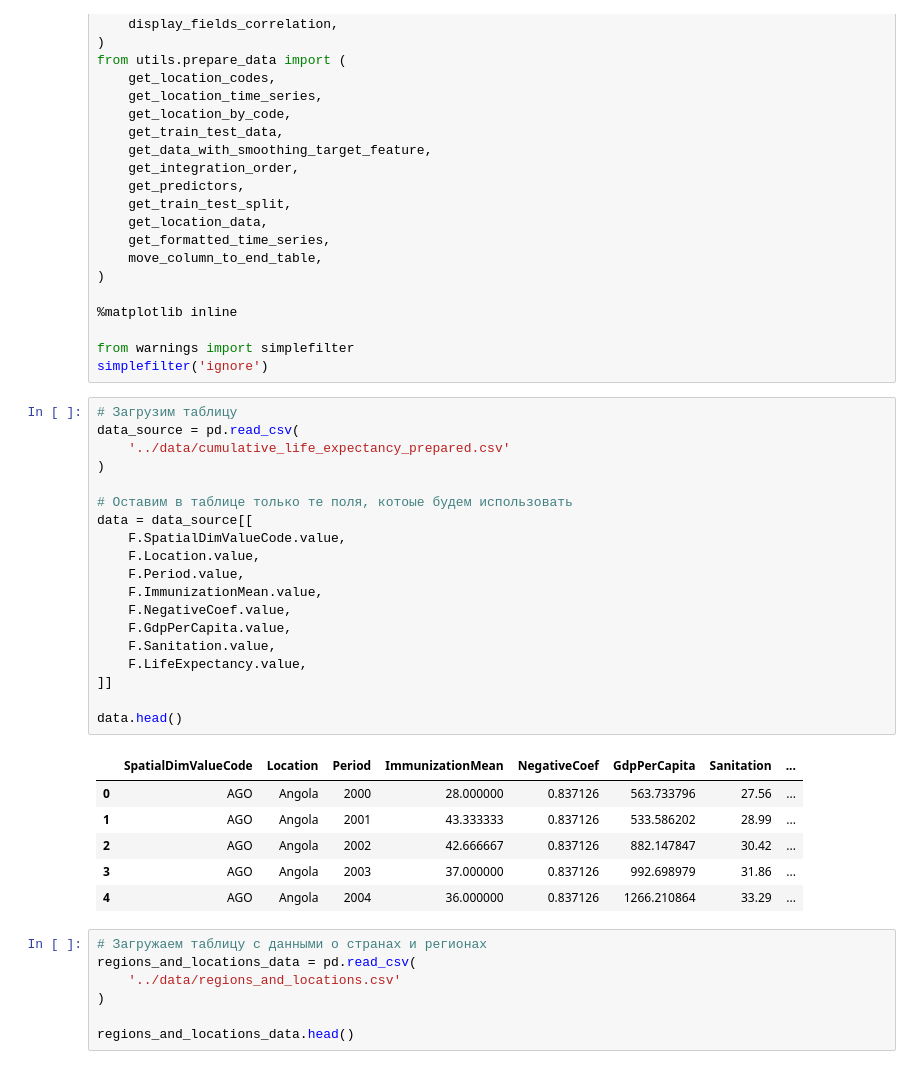
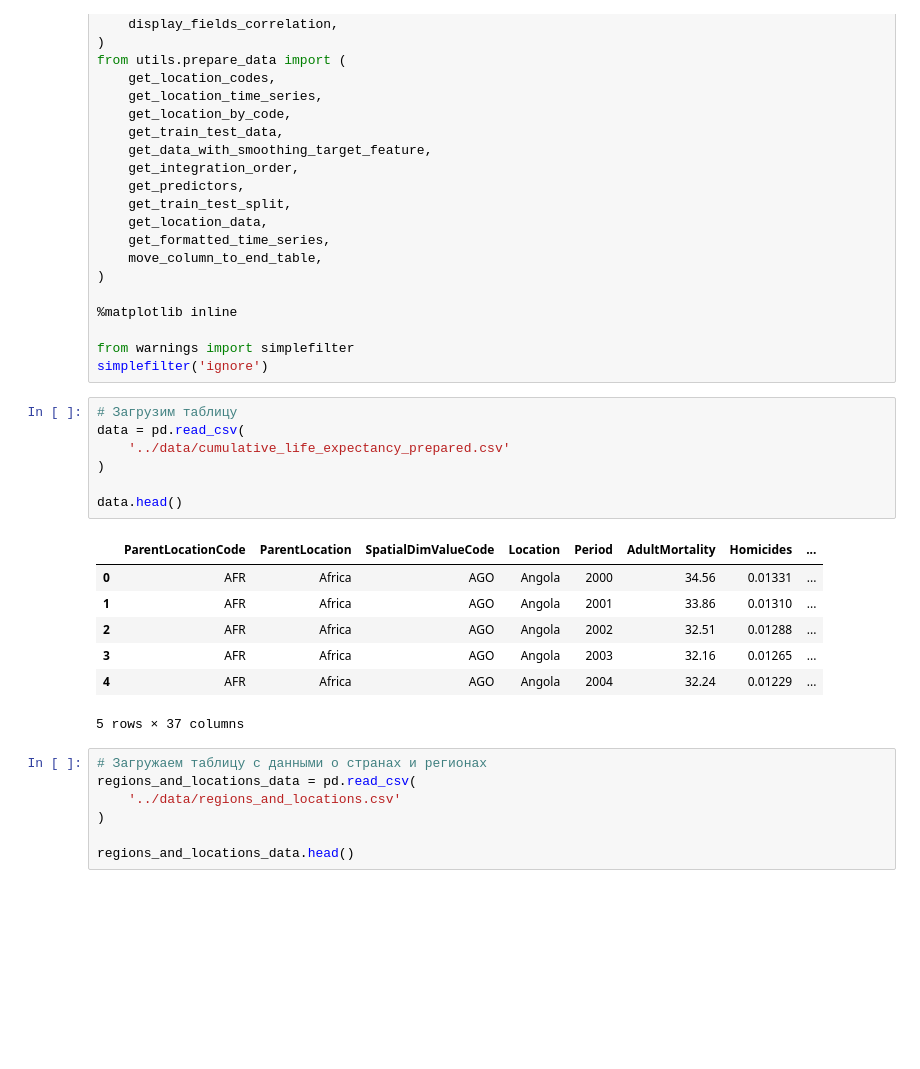
Before and after one commit to experiment0/sf_data_science, a Jupyter notebook: project_9/06_production/01_main.ipynb, the cells around one changed output. Drawn from its saved outputs; the diff is of its cells as text; blank space fills up the shorter version.

```diff
--- a/project_9/06_production/01_main.ipynb
+++ b/project_9/06_production/01_main.ipynb
@@ -62,32 +59,21 @@ from utils.prepare_data import (
 
 from warnings import simplefilter
 simplefilter('ignore')
-# %%
-# Загрузим таблицу
-data_source = pd.read_csv(
-    '../data/cumulative_life_expectancy_prepared.csv'
-)
-
-# Оставим в таблице только те поля, котоые будем использовать
-data = data_source[[
-    F.SpatialDimValueCode.value,
-    F.Location.value,
-    F.Period.value,
-    F.ImmunizationMean.value,
-    F.NegativeCoef.value,
-    F.GdpPerCapita.value,
-    F.Sanitation.value,
-    F.LifeExpectancy.value,
-]]
-
-data.head()
-# %% [output]
-|  | SpatialDimValueCode | Location | Period | ImmunizationMean | NegativeCoef | GdpPerCapita | Sanitation | ... |
-| 0 | AGO | Angola | 2000 | 28.000000 | 0.837126 | 563.733796 | 27.56 | ... |
-| 1 | AGO | Angola | 2001 | 43.333333 | 0.837126 | 533.586202 | 28.99 | ... |
-| 2 | AGO | Angola | 2002 | 42.666667 | 0.837126 | 882.147847 | 30.42 | ... |
-| 3 | AGO | Angola | 2003 | 37.000000 | 0.837126 | 992.698979 | 31.86 | ... |
-| 4 | AGO | Angola | 2004 | 36.000000 | 0.837126 | 1266.210864 | 33.29 | ... |
+# %%
+# Загрузим таблицу
+data = pd.read_csv(
+    '../data/cumulative_life_expectancy_prepared.csv'
+)
+
+data.head()
+# %% [output]
+|  | ParentLocationCode | ParentLocation | SpatialDimValueCode | Location | Period | AdultMortality | Homicides | ... |
+| 0 | AFR | Africa | AGO | Angola | 2000 | 34.56 | 0.01331 | ... |
+| 1 | AFR | Africa | AGO | Angola | 2001 | 33.86 | 0.01310 | ... |
+| 2 | AFR | Africa | AGO | Angola | 2002 | 32.51 | 0.01288 | ... |
+| 3 | AFR | Africa | AGO | Angola | 2003 | 32.16 | 0.01265 | ... |
+| 4 | AFR | Africa | AGO | Angola | 2004 | 32.24 | 0.01229 | ... |
+5 rows × 37 columns
 # %%
 # Загружаем таблицу с данными о странах и регионах
 regions_and_locations_data = pd.read_csv(
```
Also changed, not shown: parts of 3 cells of this notebook, 2 other files.
